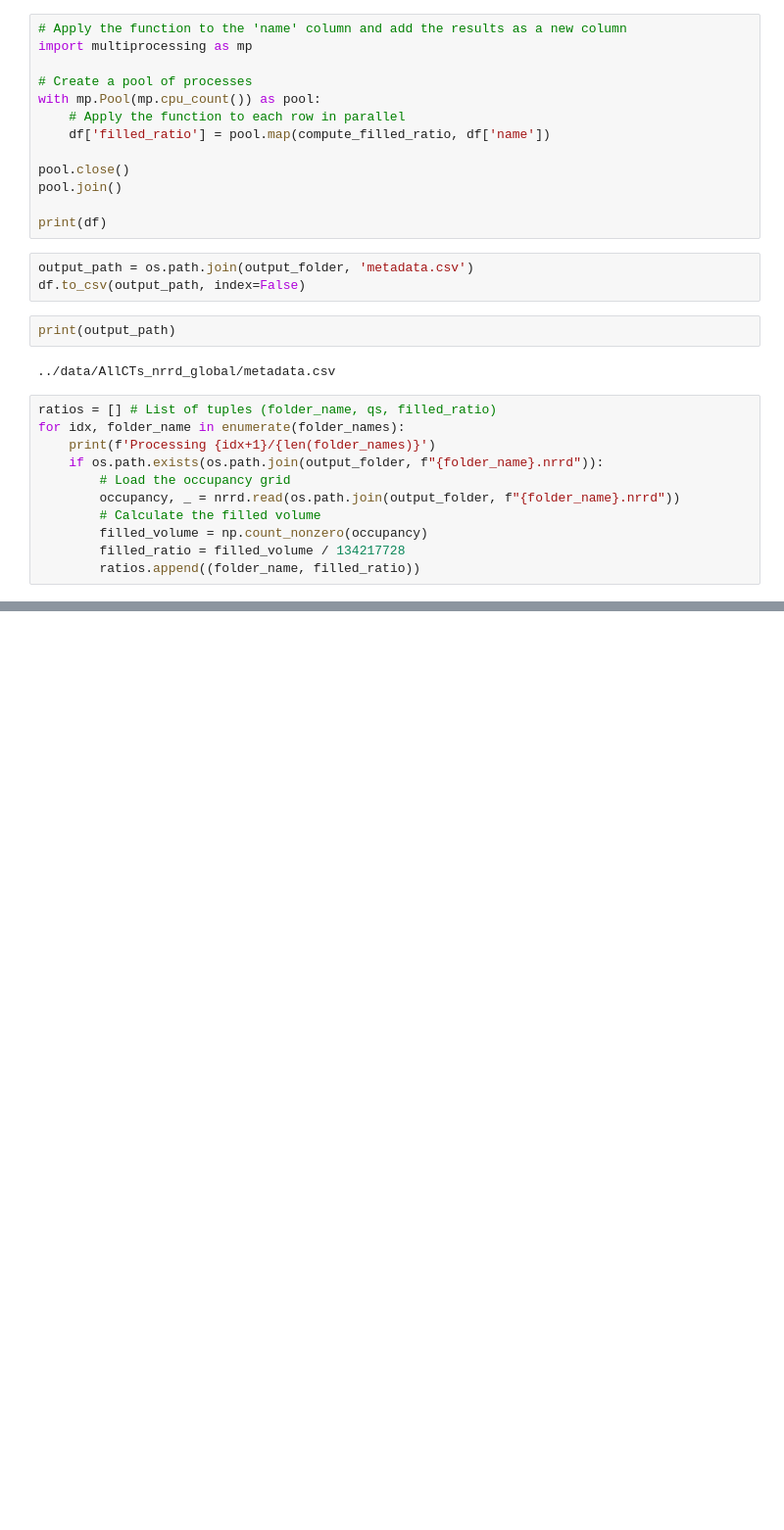
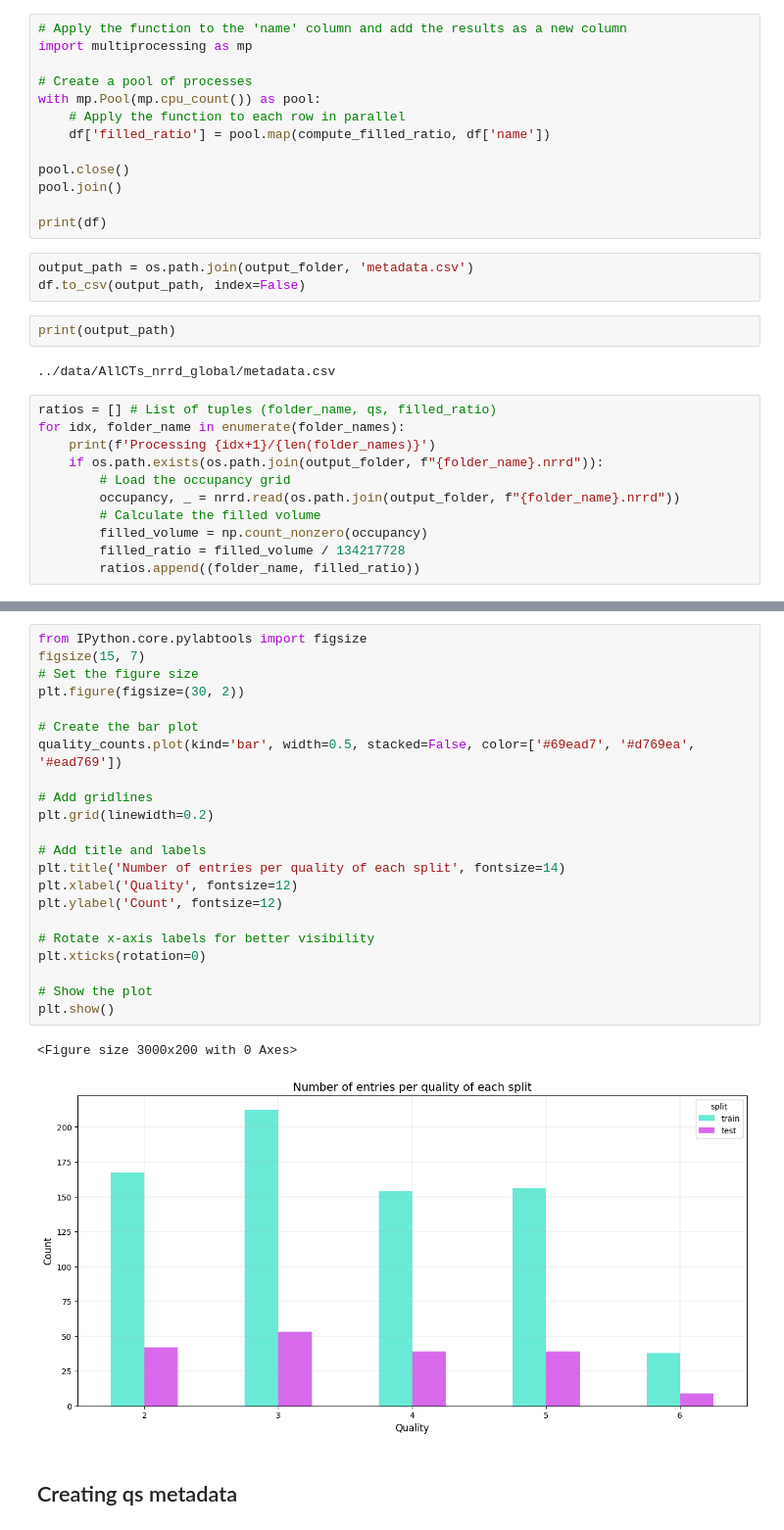
Before and after one commit to Chavelanda/medicaldiffusion, a Jupyter notebook: notebooks/allcts.ipynb, the cells around one changed output, grey strips where cells are left out. Shown at 98% size. Drawn from its saved outputs; the diff is of its cells as text; blank space fills up the shorter version.

```diff
--- a/notebooks/allcts.ipynb
+++ b/notebooks/allcts.ipynb
@@ -273,0 +456,27 @@ for idx, folder_name in enumerate(folder_names):
+# %%
+from IPython.core.pylabtools import figsize
+figsize(15, 7)
+# Set the figure size
+plt.figure(figsize=(30, 2))
+
+# Create the bar plot
+quality_counts.plot(kind='bar', width=0.5, stacked=False, color=['#69ead7', '#d769ea', '#ead769'])
+
+# Add gridlines
+plt.grid(linewidth=0.2)
+
+# Add title and labels
+plt.title('Number of entries per quality of each split', fontsize=14)
+plt.xlabel('Quality', fontsize=12)
+plt.ylabel('Count', fontsize=12)
+
+# Rotate x-axis labels for better visibility
+plt.xticks(rotation=0)
+
+# Show the plot
+plt.show()
+# %% [output]
+<Figure size 3000x200 with 0 Axes>
+[figure, added]
+# %% [markdown]
+## Creating qs metadata
```
Also changed, not shown: parts of 42 cells of this notebook, 4 other files.
